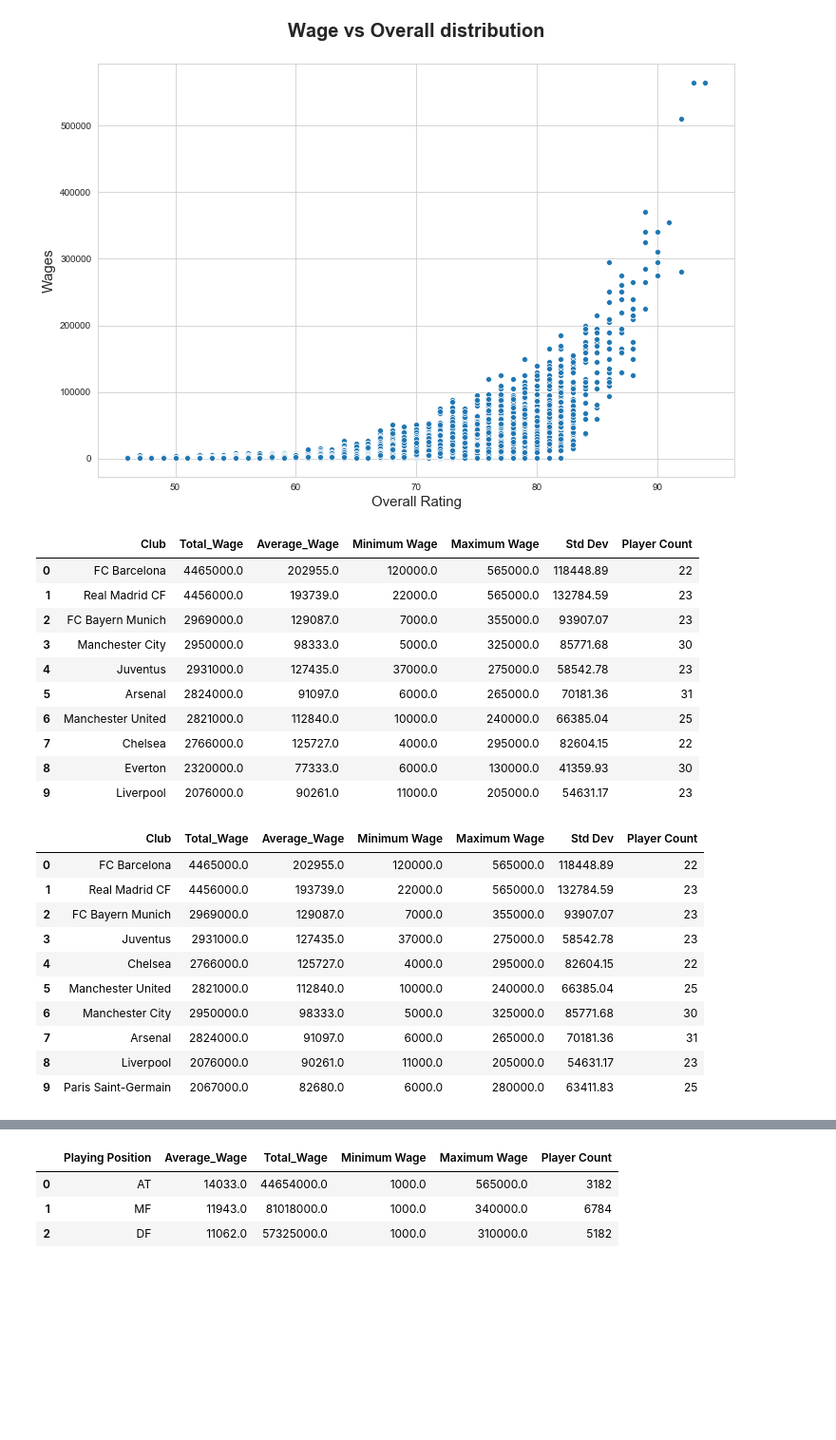
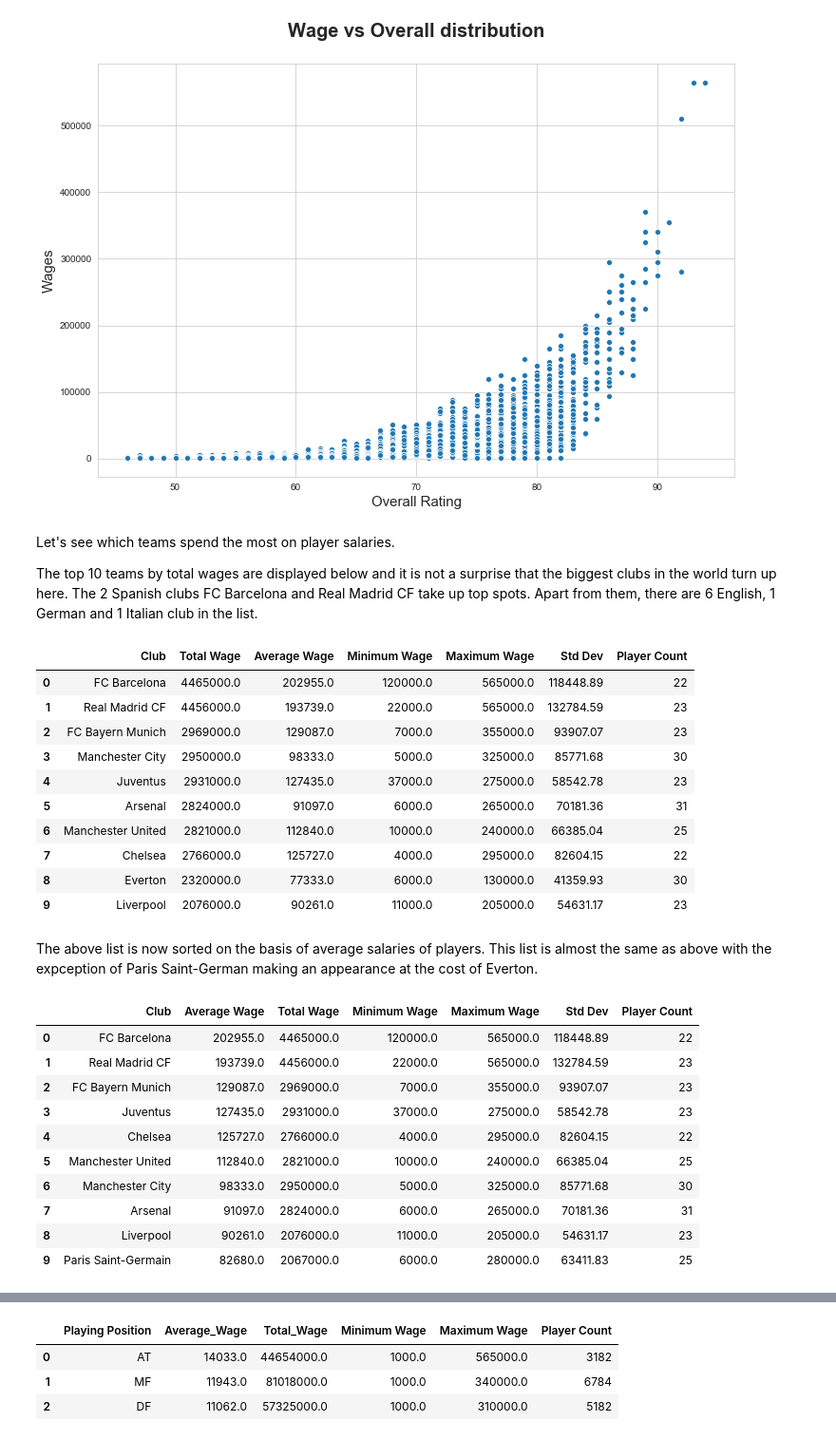
Before and after one commit to sthalder/fifa-player-wage-analysis, a Jupyter notebook: Fifa Wage Prediction Analysis.ipynb, the cells around one changed output, grey strips where cells are left out. Shown at 95% size. Drawn from its saved outputs; the diff is of its cells as text; code cells hidden in the pictures; blank space fills up the shorter version.

```diff
--- a/Fifa Wage Prediction Analysis.ipynb
+++ b/Fifa Wage Prediction Analysis.ipynb
@@ -221,15 +285,19 @@ plt.ylabel('Wages', fontsize = 15)
 plt.show();
 # %% [output]
 [figure]
+# %% [markdown]
+Let's see which teams spend the most on player salaries.
+
+The top 10 teams by total wages are displayed below and it is not a surprise that the biggest clubs in the world turn up here. The 2 Spanish clubs FC Barcelona and Real Madrid CF take up top spots. Apart from them, there are 6 English, 1 German and 1 Italian club in the list.
 # %%
 # Teams spending most on player wages
 club_wage = fifa18.groupby('Club').agg({'Wage' : ['sum', 'mean', 'min', 'max', 'std', 'count']}).reset_index()
-club_wage.columns = ['Club', 'Total_Wage', 'Average_Wage', 'Minimum Wage', 'Maximum Wage', 'Std Dev', 'Player Count']
-club_wage = club_wage.round({'Total_Wage' : 0, 'Average_Wage' : 0, 'Std Dev' : 2})
-club_wage_tw = club_wage.sort_values(by = ['Total_Wage'], ascending = False).reset_index().drop(['index'], axis = 1).head(10)
+club_wage.columns = ['Club', 'Total Wage', 'Average Wage', 'Minimum Wage', 'Maximum Wage', 'Std Dev', 'Player Count']
+club_wage = club_wage.round({'Total Wage' : 0, 'Average Wage' : 0, 'Std Dev' : 2})
+club_wage_tw = club_wage.sort_values(by = ['Total Wage'], ascending = False).reset_index().drop(['index'], axis = 1).head(10)
 club_wage_tw
 # %% [output]
-|  | Club | Total_Wage | Average_Wage | Minimum Wage | Maximum Wage | Std Dev | Player Count |
+|  | Club | Total Wage | Average Wage | Minimum Wage | Maximum Wage | Std Dev | Player Count |
 | 0 | FC Barcelona | 4465000.0 | 202955.0 | 120000.0 | 565000.0 | 118448.89 | 22 |
 | 1 | Real Madrid CF | 4456000.0 | 193739.0 | 22000.0 | 565000.0 | 132784.59 | 23 |
 | 2 | FC Bayern Munich | 2969000.0 | 129087.0 | 7000.0 | 355000.0 | 93907.07 | 23 |
@@ -240,19 +308,21 @@ club_wage_tw
 | 7 | Chelsea | 2766000.0 | 125727.0 | 4000.0 | 295000.0 | 82604.15 | 22 |
 | 8 | Everton | 2320000.0 | 77333.0 | 6000.0 | 130000.0 | 41359.93 | 30 |
 | 9 | Liverpool | 2076000.0 | 90261.0 | 11000.0 | 205000.0 | 54631.17 | 23 |
+# %% [markdown]
+The above list is now sorted on the basis of average salaries of players. This list is almost the same as above with the expception of Paris Saint-German making an appearance at the cost of Everton.
 # %%
 # Teams ranked on basis of highest average wages
-club_wage_aw = club_wage.sort_values(by = ['Average_Wage'], ascending = False).reset_index().drop(['index'], axis = 1).head(10)
-club_wage_aw
+club_wage_aw = club_wage.sort_values(by = ['Average Wage'], ascending = False).reset_index().drop(['index'], axis = 1).head(10)
+club_wage_aw[['Club', 'Average Wage', 'Total Wage', 'Minimum Wage', 'Maximum Wage', 'Std Dev', 'Player Count']]
 # %% [output]
-|  | Club | Total_Wage | Average_Wage | Minimum Wage | Maximum Wage | Std Dev | Player Count |
-| 0 | FC Barcelona | 4465000.0 | 202955.0 | 120000.0 | 565000.0 | 118448.89 | 22 |
-| 1 | Real Madrid CF | 4456000.0 | 193739.0 | 22000.0 | 565000.0 | 132784.59 | 23 |
-| 2 | FC Bayern Munich | 2969000.0 | 129087.0 | 7000.0 | 355000.0 | 93907.07 | 23 |
-| 3 | Juventus | 2931000.0 | 127435.0 | 37000.0 | 275000.0 | 58542.78 | 23 |
-| 4 | Chelsea | 2766000.0 | 125727.0 | 4000.0 | 295000.0 | 82604.15 | 22 |
-| 5 | Manchester United | 2821000.0 | 112840.0 | 10000.0 | 240000.0 | 66385.04 | 25 |
-| 6 | Manchester City | 2950000.0 | 98333.0 | 5000.0 | 325000.0 | 85771.68 | 30 |
-| 7 | Arsenal | 2824000.0 | 91097.0 | 6000.0 | 265000.0 | 70181.36 | 31 |
-| 8 | Liverpool | 2076000.0 | 90261.0 | 11000.0 | 205000.0 | 54631.17 | 23 |
-| 9 | Paris Saint-Germain | 2067000.0 | 82680.0 | 6000.0 | 280000.0 | 63411.83 | 25 |
+|  | Club | Average Wage | Total Wage | Minimum Wage | Maximum Wage | Std Dev | Player Count |
+| 0 | FC Barcelona | 202955.0 | 4465000.0 | 120000.0 | 565000.0 | 118448.89 | 22 |
+| 1 | Real Madrid CF | 193739.0 | 4456000.0 | 22000.0 | 565000.0 | 132784.59 | 23 |
+| 2 | FC Bayern Munich | 129087.0 | 2969000.0 | 7000.0 | 355000.0 | 93907.07 | 23 |
+| 3 | Juventus | 127435.0 | 2931000.0 | 37000.0 | 275000.0 | 58542.78 | 23 |
+| 4 | Chelsea | 125727.0 | 2766000.0 | 4000.0 | 295000.0 | 82604.15 | 22 |
+| 5 | Manchester United | 112840.0 | 2821000.0 | 10000.0 | 240000.0 | 66385.04 | 25 |
+| 6 | Manchester City | 98333.0 | 2950000.0 | 5000.0 | 325000.0 | 85771.68 | 30 |
+| 7 | Arsenal | 91097.0 | 2824000.0 | 6000.0 | 265000.0 | 70181.36 | 31 |
+| 8 | Liverpool | 90261.0 | 2076000.0 | 11000.0 | 205000.0 | 54631.17 | 23 |
+| 9 | Paris Saint-Germain | 82680.0 | 2067000.0 | 6000.0 | 280000.0 | 63411.83 | 25 |
```
Also changed, not shown: parts of 41 cells of this notebook, 9 other files.
